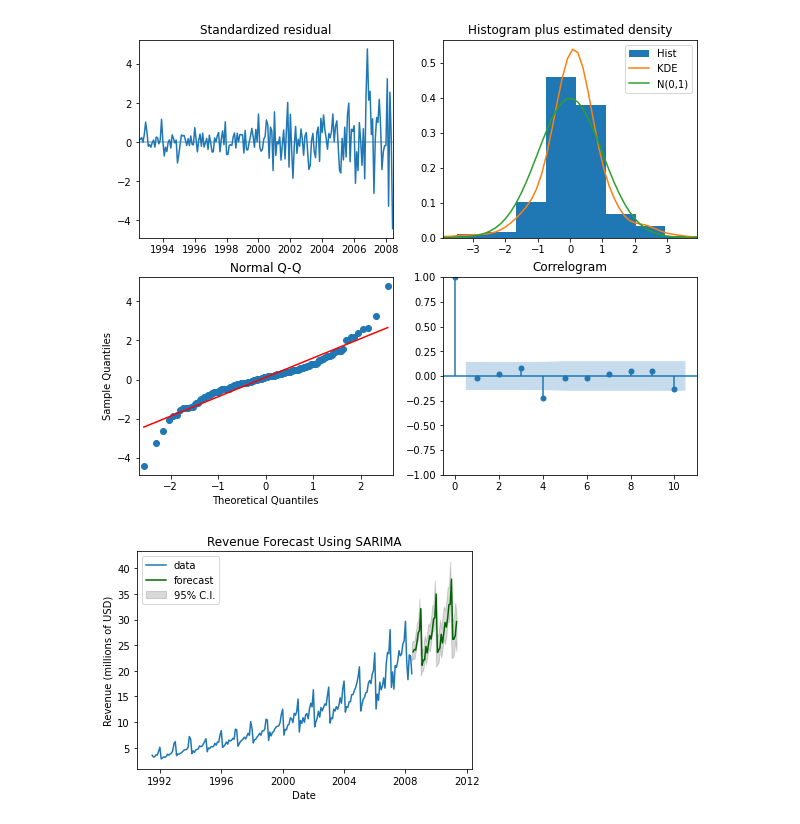
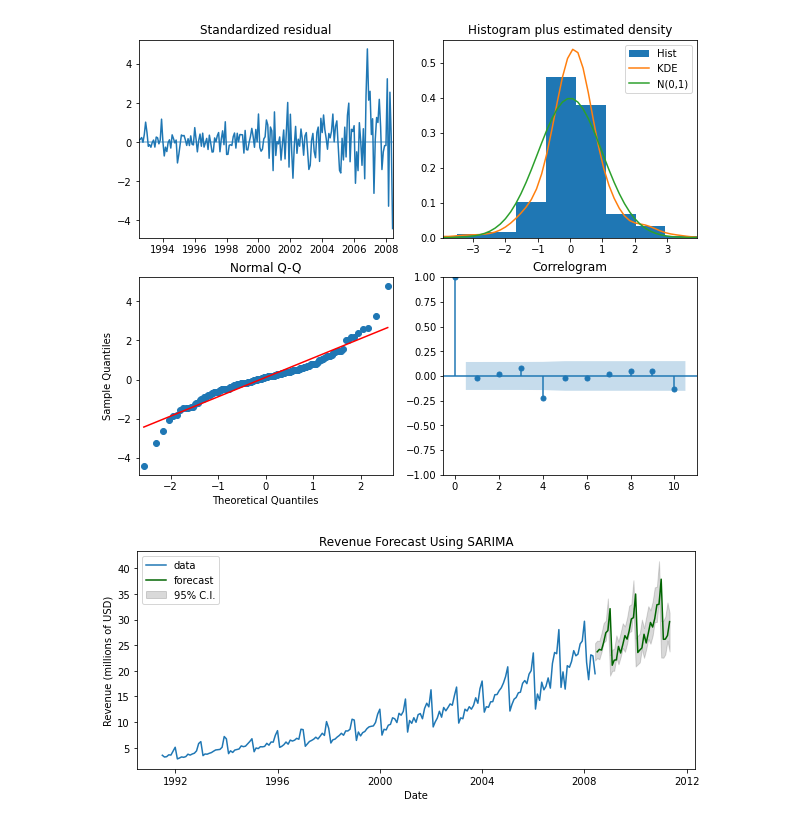
Before and after one commit to marioalpizarv/portfolio, a Jupyter notebook: TimeSeriesSeasonalARIMA.ipynb, the cells around one changed output. Saved outputs shown, nothing was run; the diff lists cells and outputs as text; code cells hidden in the pictures.

Commit message:
SARIMA forecast plot

```diff
--- a/TimeSeriesSeasonalARIMA.ipynb
+++ b/TimeSeriesSeasonalARIMA.ipynb
@@ -186,21 +186,22 @@ plt.show()
 # %%
 # make series for plotting purpose
 fitted_series = pd.Series(fitted, index=index_of_fc)
 lower_series = pd.Series(confint[:, 0], index=index_of_fc)
 upper_series = pd.Series(confint[:, 1], index=index_of_fc)
 
 # Plot
+plt.figure(figsize=(10,4))
 plt.plot(df, label='data')
 plt.plot(fitted_series, color='darkgreen', label='forecast')
 plt.fill_between(lower_series.index,
                  lower_series,
                  upper_series,
                  color='k', alpha=.15, label='95% C.I.')
 
 plt.title("Revenue Forecast Using SARIMA")
 plt.xlabel('Date')
 plt.ylabel('Revenue (millions of USD)')
 plt.legend(loc='upper left')
 plt.show()
 # %% [output]
-[figure, old version]
+[figure, new version]
```
